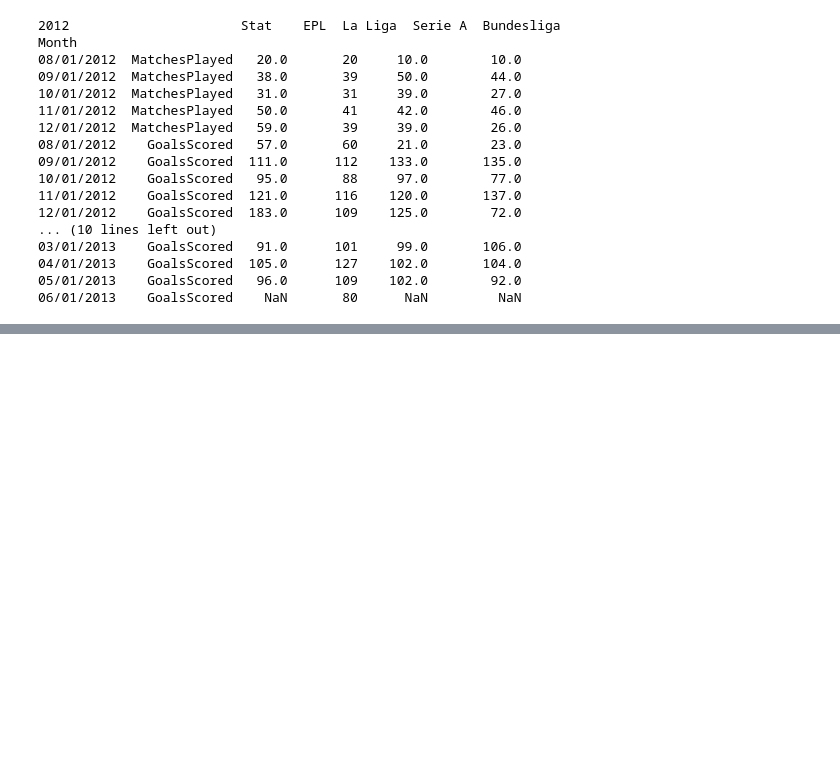
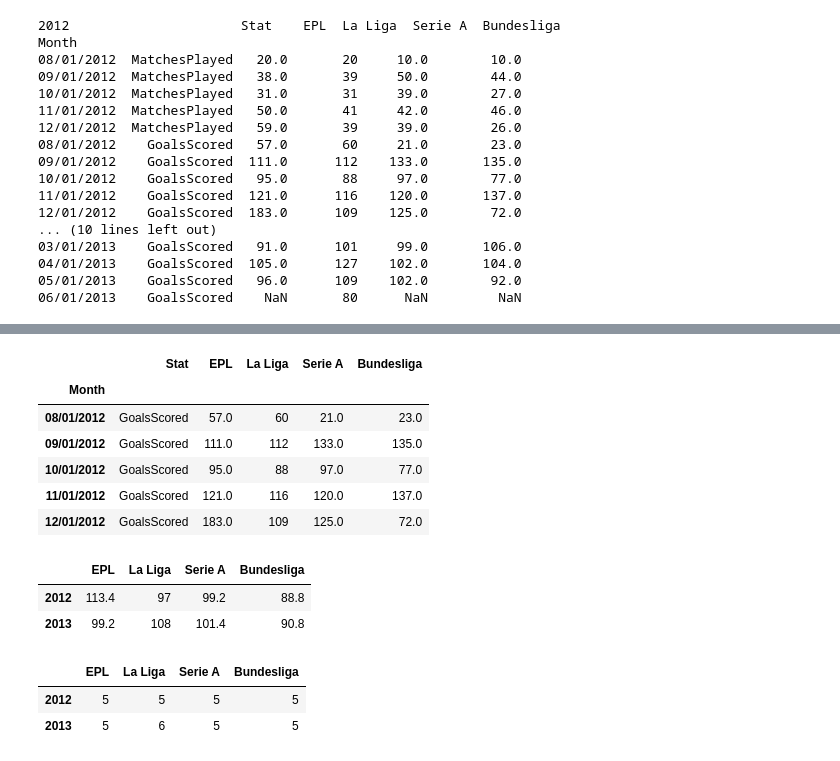
Before and after one commit to edyoda/data-science-ml-foundation-10, a Jupyter notebook: New-7 Grouping, merging & Reshaping Data.ipynb, the cells around one changed output, grey strips where cells are left out. Drawn from its saved outputs; the diff is of its cells as text; code cells hidden in the pictures; blank space fills up the shorter version.

```diff
--- a/New-7 Grouping, merging & Reshaping Data.ipynb
+++ b/New-7 Grouping, merging & Reshaping Data.ipynb
@@ -122,0 +135,14 @@ Month
+# %%
+goal_data.set_index(['Month'],inplace=True)
+# %%
+goalsScoredDF = goal_data.ix[goal_data['Stat']=='GoalsScored']
+# %%
+goalsScoredDF.head()
+# %% [output]
+|  | Stat | EPL | La Liga | Serie A | Bundesliga |
+| Month |  |  |  |  |  |
+| 08/01/2012 | GoalsScored | 57.0 | 60 | 21.0 | 23.0 |
+| 09/01/2012 | GoalsScored | 111.0 | 112 | 133.0 | 135.0 |
+| 10/01/2012 | GoalsScored | 95.0 | 88 | 97.0 | 77.0 |
+| 11/01/2012 | GoalsScored | 121.0 | 116 | 120.0 | 137.0 |
+| 12/01/2012 | GoalsScored | 183.0 | 109 | 125.0 | 72.0 |
@@ -122,0 +153,12 @@ Month
+# %%
+goalsScored_grp.mean()
+# %% [output]
+|  | EPL | La Liga | Serie A | Bundesliga |
+| 2012 | 113.4 | 97 | 99.2 | 88.8 |
+| 2013 | 99.2 | 108 | 101.4 | 90.8 |
+# %%
+goalsScored_grp.count()
+# %% [output]
+|  | EPL | La Liga | Serie A | Bundesliga |
+| 2012 | 5 | 5 | 5 | 5 |
+| 2013 | 5 | 6 | 5 | 5 |
```
Also changed, not shown: parts of 18 cells of this notebook.
